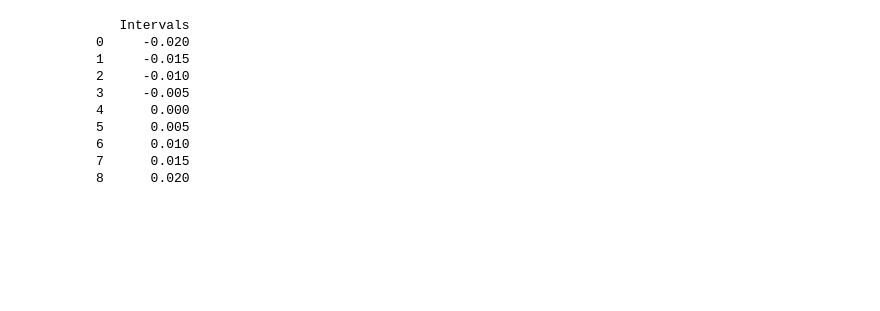
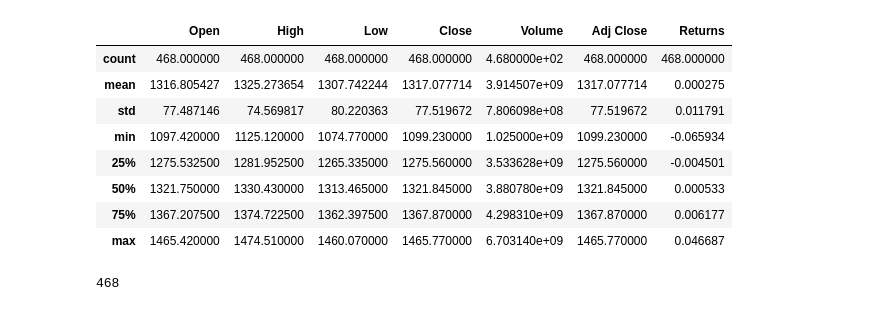
Before and after one commit to Epigouveia/FinancialData, a Jupyter notebook: jupyter/MarketData.ipynb, the cells around one changed output. Drawn from its saved outputs; the diff is of its cells as text; code cells hidden in the pictures; blank space fills up the shorter version.

```diff
--- a/jupyter/MarketData.ipynb
+++ b/jupyter/MarketData.ipynb
@@ -58,17 +53,19 @@ GSPCdf.head()
+# %%
+GSPCdf.describe() # very useful to see the count value
+# %% [output]
+|  | Open | High | Low | Close | Volume | Adj Close | Returns |
+| count | 468.000000 | 468.000000 | 468.000000 | 468.000000 | 4.680000e+02 | 468.000000 | 468.000000 |
+| mean | 1316.805427 | 1325.273654 | 1307.742244 | 1317.077714 | 3.914507e+09 | 1317.077714 | 0.000275 |
+| std | 77.487146 | 74.569817 | 80.220363 | 77.519672 | 7.806098e+08 | 77.519672 | 0.011791 |
+| min | 1097.420000 | 1125.120000 | 1074.770000 | 1099.230000 | 1.025000e+09 | 1099.230000 | -0.065934 |
+| 25% | 1275.532500 | 1281.952500 | 1265.335000 | 1275.560000 | 3.533628e+09 | 1275.560000 | -0.004501 |
+| 50% | 1321.750000 | 1330.430000 | 1313.465000 | 1321.845000 | 3.880780e+09 | 1321.845000 | 0.000533 |
+| 75% | 1367.207500 | 1374.722500 | 1362.397500 | 1367.870000 | 4.298310e+09 | 1367.870000 | 0.006177 |
+| max | 1465.420000 | 1474.510000 | 1460.070000 | 1465.770000 | 6.703140e+09 | 1465.770000 | 0.046687 |
+# %%
+Rtcount = len(GSPCdf.Returns)
+Rtcount
+# %% [output]
+468
 # %%
-#Now to create the intervals table
-intervals = pd.DataFrame(
-{"Intervals": [-0.02, -0.015, -0.01, -0.005, 0, 0.005, 0.01, 0.015, 0.02]}
-)
-print(intervals)
+Bins = [-0.025, -0.02, -0.015, -0.01, -0.005, 0, 0.005, 0.01, 0.015, 0.02, 0.025]
-# %% [output]
-   Intervals
-0     -0.020
-1     -0.015
-2     -0.010
-3     -0.005
-4      0.000
-5      0.005
-6      0.010
-7      0.015
-8      0.020
```
Also changed, not shown: parts of 30 cells of this notebook, 1 other file.
